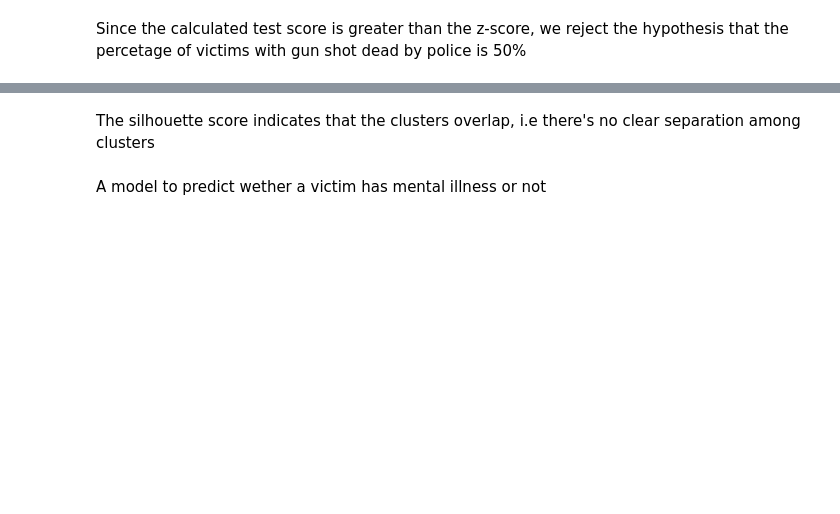
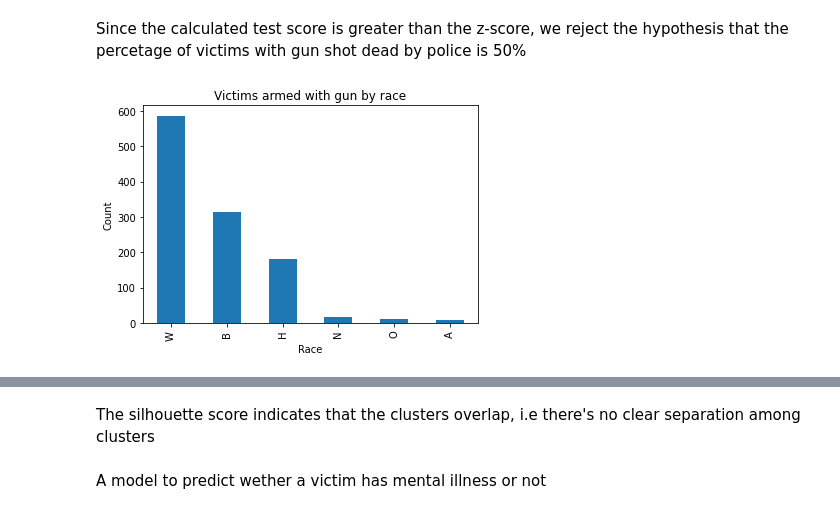
Before and after one commit to halimahO/Police_shooting, a Jupyter notebook: 141.ipynb, the cells around one changed output, grey strips where cells are left out. Drawn from its saved outputs; the diff is of its cells as text; code cells hidden in the pictures; blank space fills up the shorter version.

```diff
--- a/141.ipynb
+++ b/141.ipynb
@@ -421,2 +458,10 @@ print('z_score: ', z_score)
 # %% [markdown]
 Since the calculated test score is greater than the z-score, we reject the hypothesis that the percetage of victims with gun shot dead by police is 50%
+# %%
+pol_shooting[pol_shooting['armed'] =='gun'].groupby('race')['race'].size().sort_values(ascending=False).plot.bar()
+plt.ylabel('Count')
+plt.xlabel('Race')
+plt.title('Victims armed with gun by race')
+plt.show()
+# %% [output]
+[figure, added]
```
Also changed, not shown: parts of 39 cells of this notebook.
